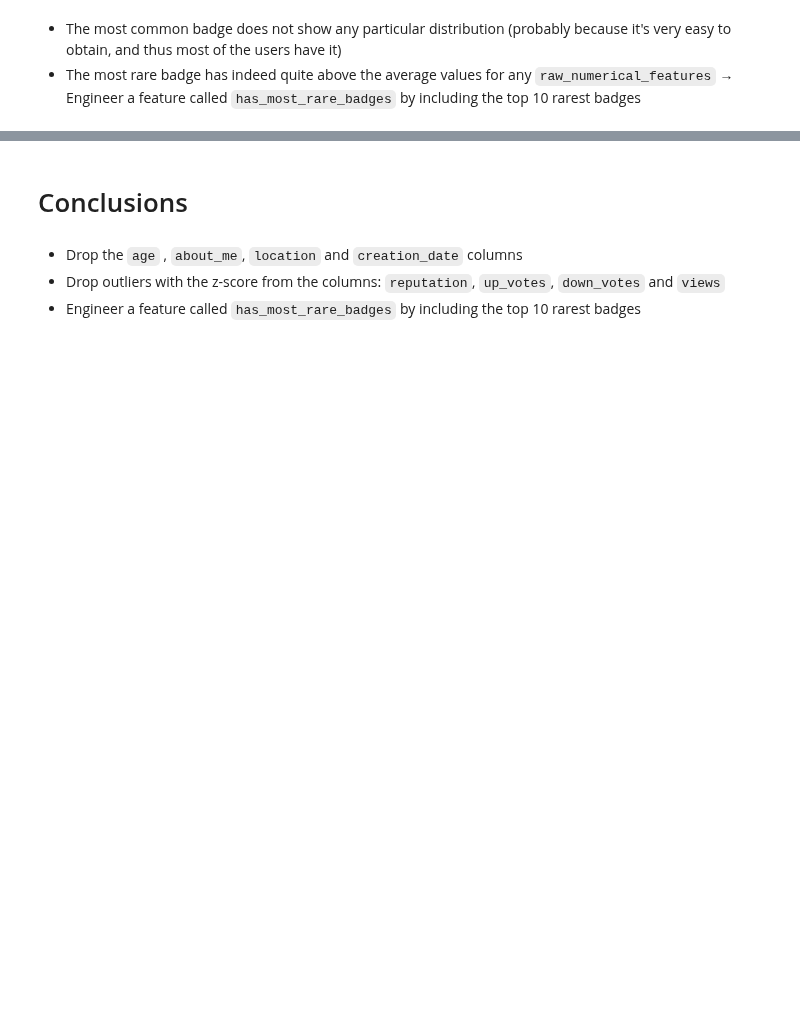
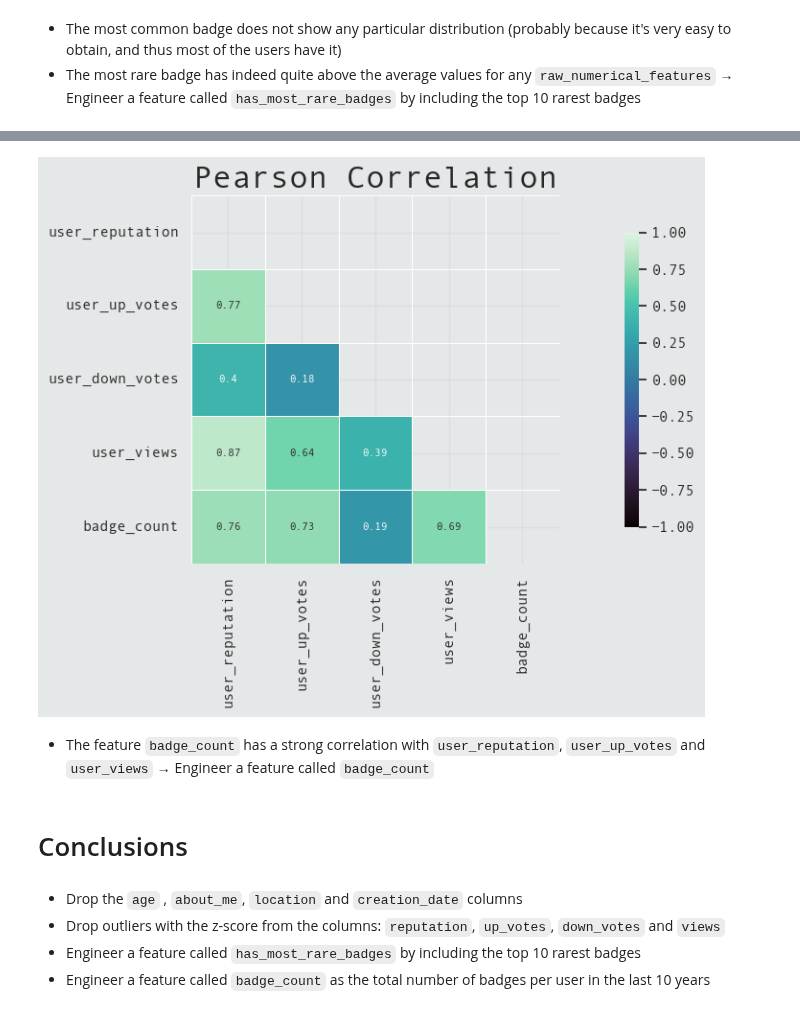
Before and after one commit to Volscente/DruidicGroveAI, a Jupyter notebook: notebooks/stackoverflow/eda/stackoverflow_eda.ipynb, the cells around one changed output, grey strips where cells are left out. Cells and saved outputs as stored; diff of their text form; code cells hidden in the pictures; blank space fills up the shorter version.

```diff
--- a/notebooks/stackoverflow/eda/stackoverflow_eda.ipynb
+++ b/notebooks/stackoverflow/eda/stackoverflow_eda.ipynb
@@ -501,3 +535,43 @@ plt.show()
+# %%
+# Define raw numerical features
+correlation_raw_numerical_features = ['user_reputation',
+                                      'user_up_votes',
+                                      'user_down_votes',
+                                      'user_views',
+                                      'badge_count']
+
+# Define figure and axis
+figure, ax = plt.subplots(1, 1, figsize=(14, 6))
+
+# Compute the correlation matrix
+correlation_matrix = number_badges_relevant_users[correlation_raw_numerical_features].corr()
+
+# Generate a mask for the upper triangle
+correlation_mask = np.triu(np.ones_like(correlation_matrix, dtype=bool))
+
+# Plot the correlation matrix
+sns.heatmap(correlation_matrix,
+            mask=correlation_mask,
+            cmap='mako',
+            vmax=1.0,
+            vmin=-1.0,
+            center=0,
+            square=True,
+            linewidths=.5,
+            annot=True,
+            annot_kws={'fontsize': 8},
+            cbar_kws={"shrink":.8, 'orientation':'vertical'},
+            ax=ax)
+
+# Set title
+ax.set_title('Pearson Correlation',
+             fontweight='bold')
+
+plt.tight_layout()
+# %% [output]
+[figure, added]
+# %% [markdown]
+- The feature `badge_count` has a strong correlation with `user_reputation`, `user_up_votes` and `user_views` &rarr; Engineer a feature called `badge_count`
 # %% [markdown]
 # Conclusions
 # %% [markdown]
@@ -506,3 +580,4 @@ plt.show()
 - Drop the `age` , `about_me`, `location` and `creation_date` columns
 - Drop outliers with the z-score from the columns: `reputation`, `up_votes`, `down_votes` and `views`
 - Engineer a feature called `has_most_rare_badges` by including the top 10 rarest badges
+- Engineer a feature called `badge_count` as the total number of badges per user in the last 10 years
```
Also changed, not shown: parts of 8 cells of this notebook, 2 other files.
